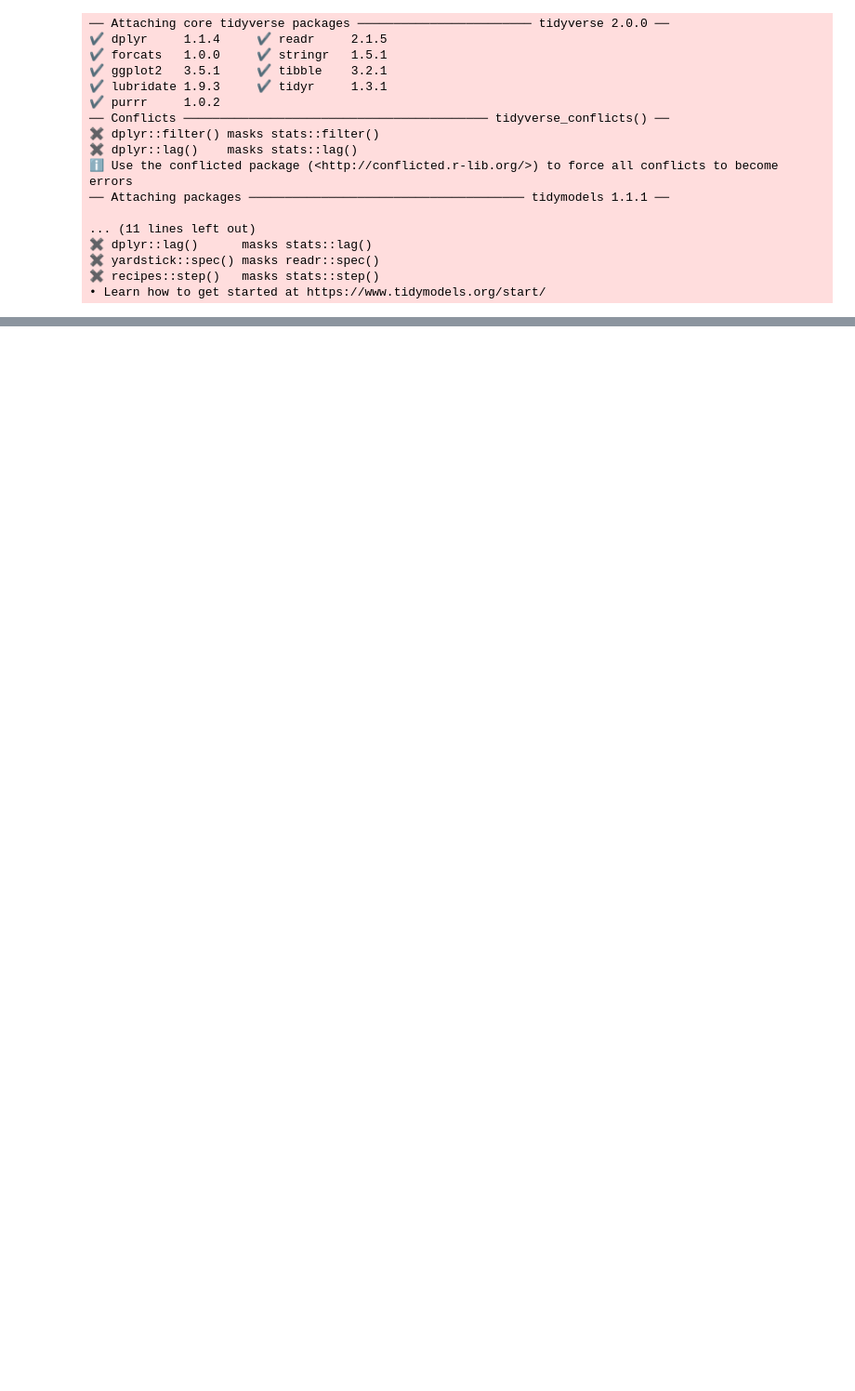
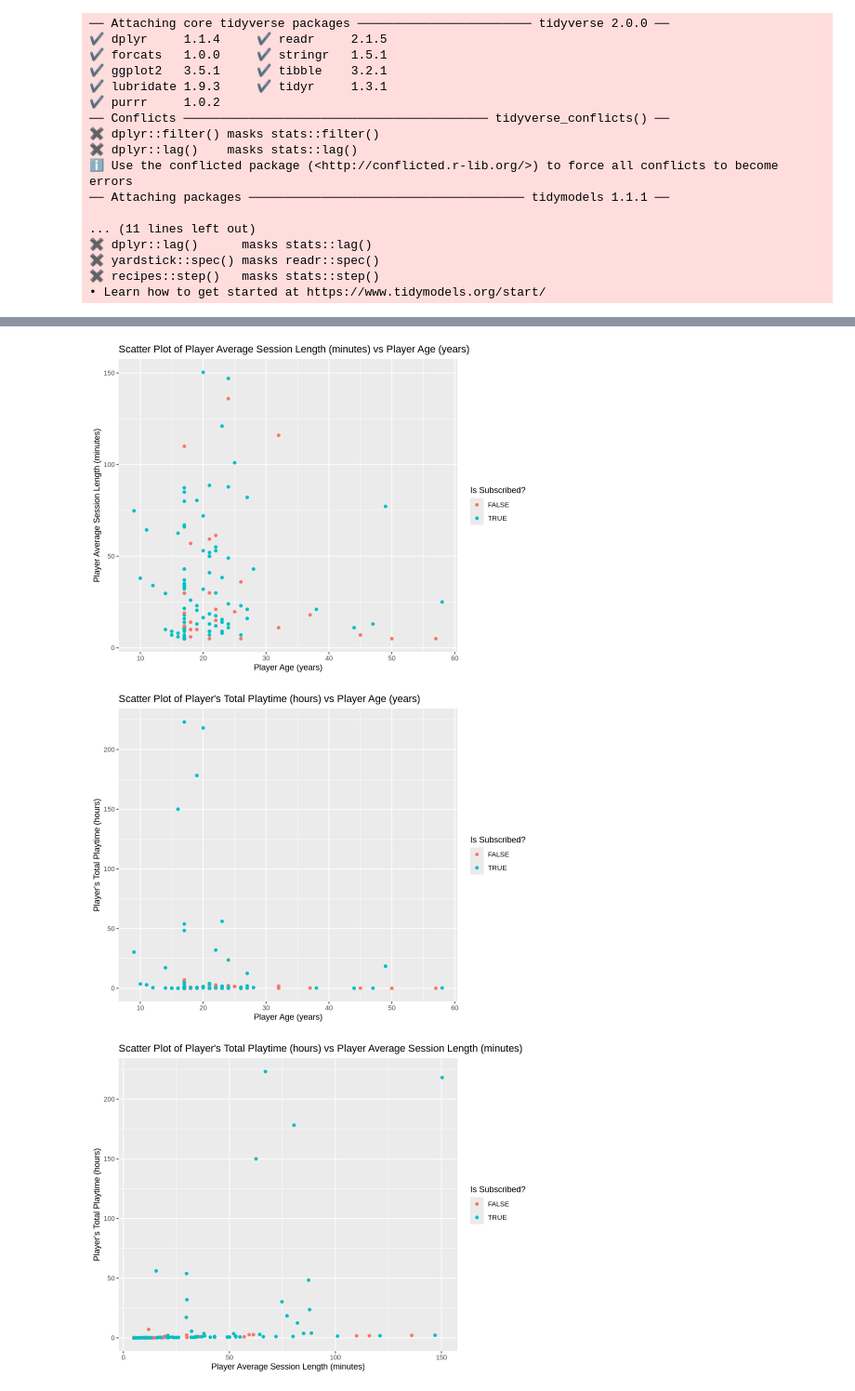
Before and after one commit to MohakB3/dsci100-project, a Jupyter notebook: project_proposal.ipynb, the cells around one changed output, grey strips where cells are left out. Shown at 93% size. Cells and saved outputs as stored; diff of their text form; code cells hidden in the pictures; blank space fills up the shorter version.

```diff
--- a/project_proposal.ipynb
+++ b/project_proposal.ipynb
@@ -133,0 +216,9 @@ The dataset being used in the project is a combination of the player dataset and
+# %%
+options(repr.plot.width = 8, repr.plot.height = 6)
+plot_1
+plot_2
+plot_3
+# %% [output]
+[figure, added]
+[figure, added]
+[figure, added]
```
Also changed, not shown: parts of 17 cells of this notebook.
